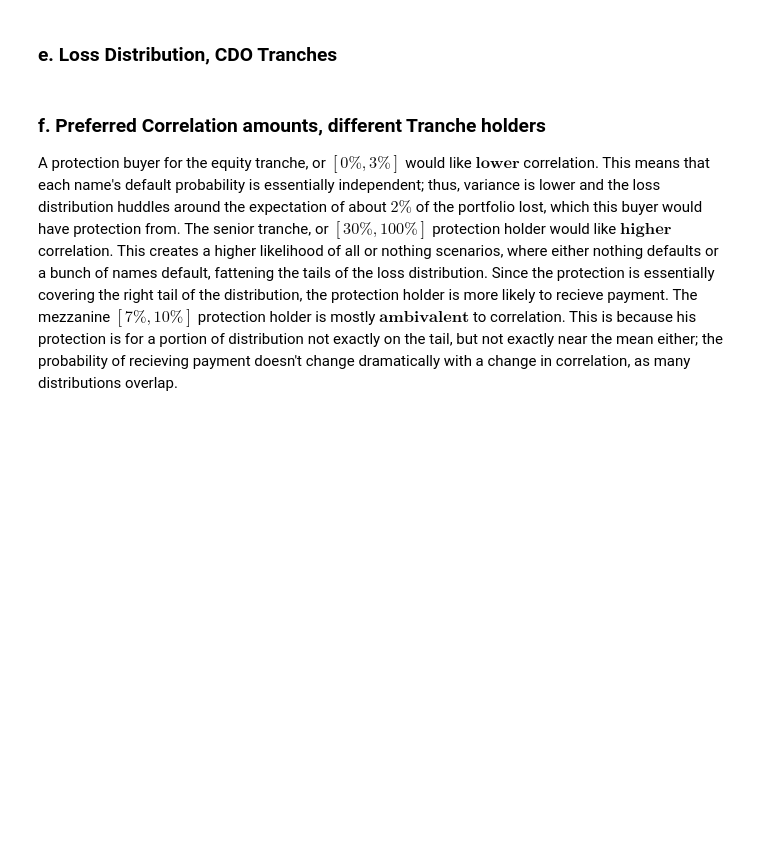
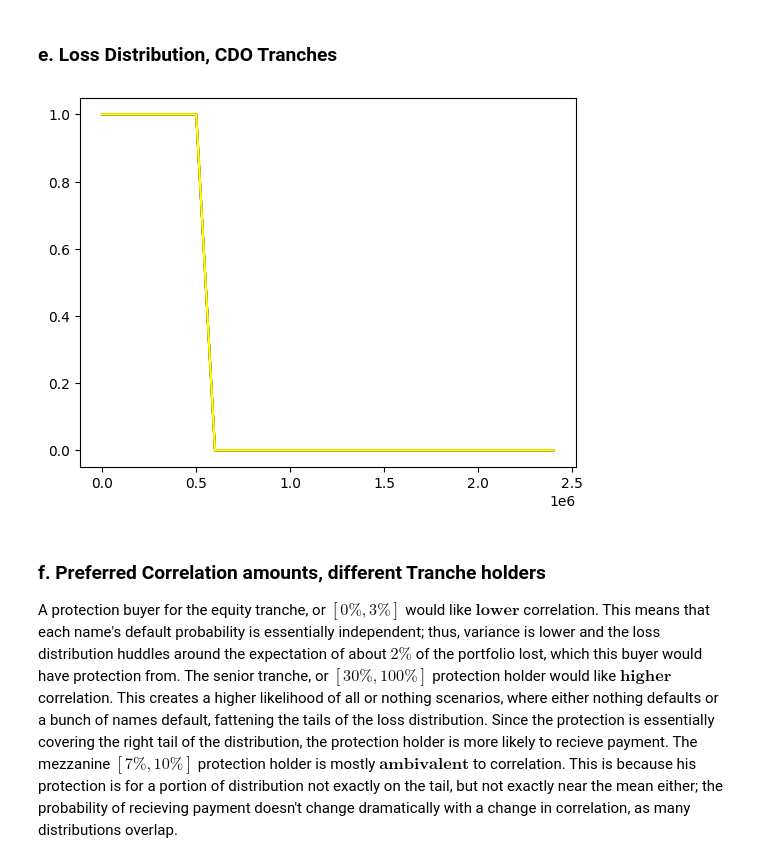
Before and after one commit to dg3358/Columbia-MATH-5450, a Jupyter notebook: HW 2/HW-2.ipynb, the cells around one changed output. Saved outputs shown, nothing was run; the diff lists cells and outputs as text; code cells hidden in the pictures; blank space fills up the shorter version.

```diff
--- a/HW 2/HW-2.ipynb
+++ b/HW 2/HW-2.ipynb
@@ -495,5 +523,21 @@ $\underline{\text{Conditional Normal Approximation}}$
+# %%
+points, weights = np.polynomial.hermite.hermgauss(63)
 # %% [markdown]
 ### e. Loss Distribution, CDO Tranches
+# %%
+def ecdfCalc(points, sample):
+    ecdf = np.array([np.sum(np.array(sample) < i) for i in points])/len(sample)
+    return ecdf
+
+rhos = [0, .2, .5, .75, .95]
+colors = ['red', 'blue', 'green', 'orange', 'yellow']
+checkpoints = [i*100000 for i in range(25)]
+for j in range(len(rhos)):
+    sampleRV = scipy.stats.norm.rvs(loc = 570975.49, scale = np.sqrt(515850 + rhos[j]*63965400), size = 1000)
+    ESdf = 1 - ecdfCalc(checkpoints, sampleRV)
+    plt.plot(checkpoints,ESdf, color = colors[j])
+# %% [output]
+[figure, added]
 # %% [markdown]
 ### f. Preferred Correlation amounts, different Tranche holders
 A protection buyer for the equity tranche, or $[0\%, 3\%]$ would like $\textbf{lower}$ correlation. This means that each name's default probability is essentially independent; thus, variance is lower and the loss distribution huddles around the expectation of about $2\%$ of the portfolio lost, which this buyer would have protection from. The senior tranche, or $[30\%,100\%]$ protection holder would like $\textbf{higher}$ correlation. This creates a higher likelihood of all or nothing scenarios, where either nothing defaults or a bunch of names default, fattening the tails of the loss distribution. Since the protection is essentially covering the right tail of the distribution, the protection holder is more likely to recieve payment. The mezzanine $[7\%,10\%]$ protection holder is mostly $\textbf{ambivalent}$ to correlation. This is because his protection is for a portion of distribution not exactly on the tail, but not exactly near the mean either; the probability of recieving payment doesn't change dramatically with a change in correlation, as many distributions overlap.
```
Also changed, not shown: parts of 9 cells of this notebook, 2 other files.
